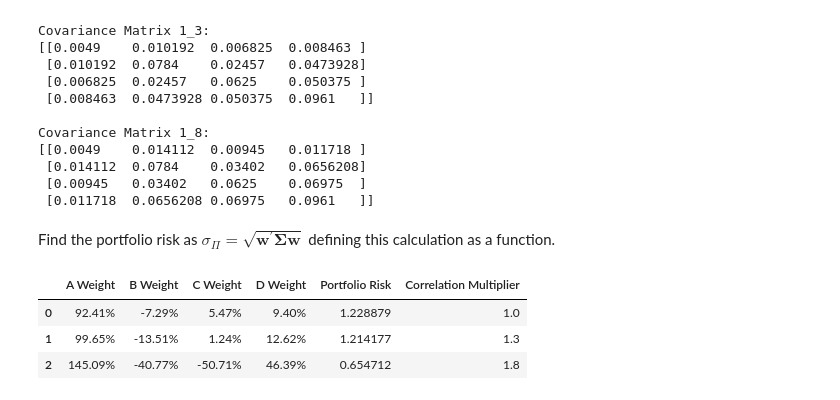
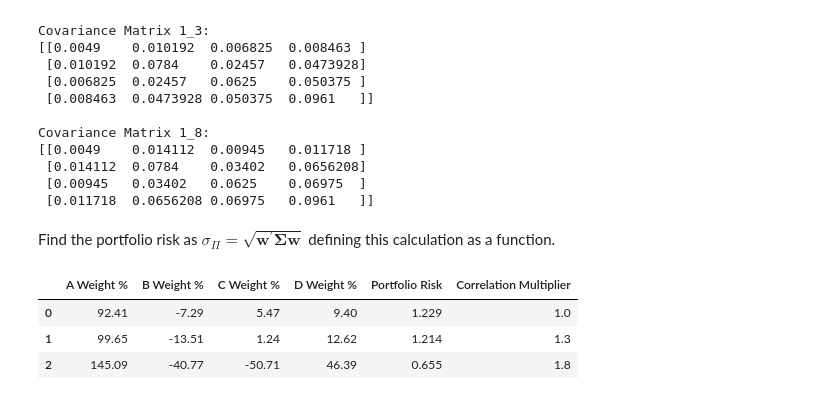
Before and after one commit to imharrisonking/cqf, a Jupyter notebook: 02-quantitative-risk-and-return/exam/E1_HARRISONKING_REPORT.ipynb, the cells around one changed output. Cells and saved outputs as stored; diff of their text form; code cells hidden in the pictures.

```diff
--- a/02-quantitative-risk-and-return/exam/E1_HARRISONKING_REPORT.ipynb
+++ b/02-quantitative-risk-and-return/exam/E1_HARRISONKING_REPORT.ipynb
@@ -447,21 +437,21 @@ def calculate_Portfolio_Risk(weights: np.ndarray, covariance_matrix: np.ndarray)
 # %%
 # Find optimal portfolio allocations for each correlation matrix using the Lagrangian method using the minimum return of 0.07 and the mean returns vector
 optimal_weights = [calculate_Optimal_Lagrangian_Allocations(min_return, covariance_matrix, mean_returns_vector) for covariance_matrix in covariance_matrices]
 
 # Find the corresponding portfolio risk for each set of optimal weights
 portfolio_risk = [calculate_Portfolio_Risk(weights, covariance_matrix) for weights, covariance_matrix in zip(optimal_weights, covariance_matrices)]
 
 # Formatting the optimal weights into percentages and column names
-formatted_weights = [list(map(lambda x: "{:.2%}".format(x), weights)) for weights in optimal_weights]
-formatted_assets = [asset + ' Weight' for asset in assets]
+formatted_weights = [np.around(weights * 100, 2) for weights in optimal_weights]
+formatted_assets = [asset + ' Weight %' for asset in assets]
 
 # Create a dataframe representing the portfolios with the optimal weights, portfolio risks and correlation multipliers for each correlation matrix
 portfolios_df = pd.DataFrame(formatted_weights, columns=formatted_assets)
-portfolios_df['Portfolio Risk'] = portfolio_risk
+portfolios_df['Portfolio Risk'] = np.around(portfolio_risk, 3)
 portfolios_df['Correlation Multiplier'] = [1.0, 1.3, 1.8]
 portfolios_df.head()
 # %% [output]
-|  | A Weight | B Weight | C Weight | D Weight | Portfolio Risk | Correlation Multiplier |
-| 0 | 92.41% | -7.29% | 5.47% | 9.40% | 1.228879 | 1.0 |
-| 1 | 99.65% | -13.51% | 1.24% | 12.62% | 1.214177 | 1.3 |
-| 2 | 145.09% | -40.77% | -50.71% | 46.39% | 0.654712 | 1.8 |
+|  | A Weight % | B Weight % | C Weight % | D Weight % | Portfolio Risk | Correlation Multiplier |
+| 0 | 92.41 | -7.29 | 5.47 | 9.40 | 1.229 | 1.0 |
+| 1 | 99.65 | -13.51 | 1.24 | 12.62 | 1.214 | 1.3 |
+| 2 | 145.09 | -40.77 | -50.71 | 46.39 | 0.655 | 1.8 |
```
Also changed, not shown: parts of 10 cells of this notebook, 3 other files.
